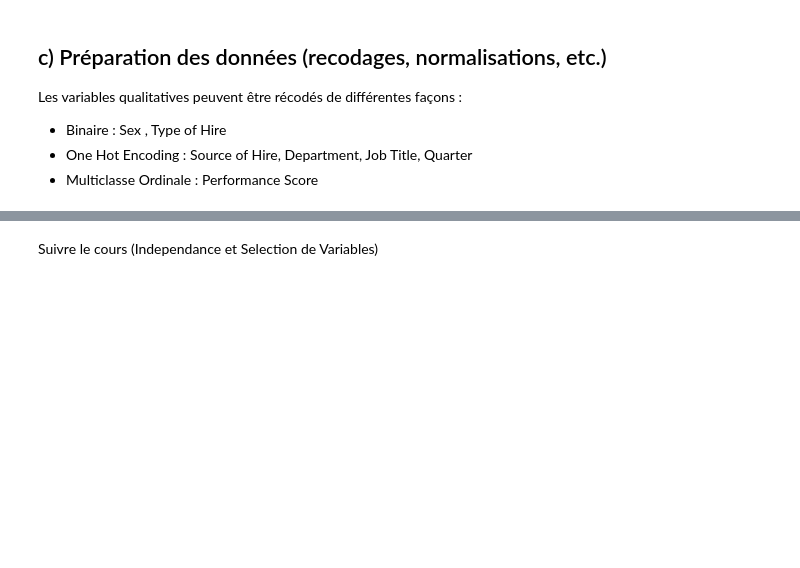
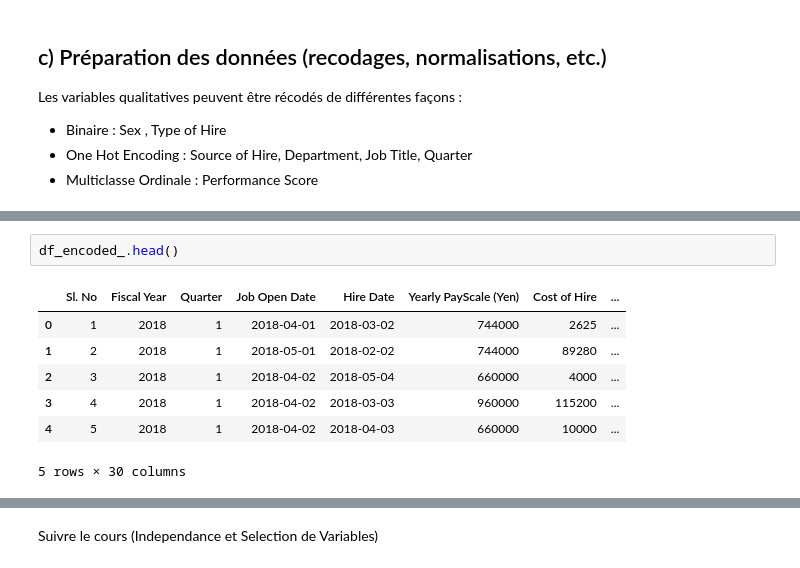
Before and after one commit to melaniedaddio/-Time-Cost-Quality-of-Hire, a Jupyter notebook: script.ipynb, the cells around one changed output, grey strips where cells are left out. Cells and saved outputs as stored; diff of their text form; blank space fills up the shorter version.

```diff
--- a/script.ipynb
+++ b/script.ipynb
@@ -422,0 +443,10 @@ Les variables qualitatives peuvent être récodés de différentes façons :
+# %%
+df_encoded_.head()
+# %% [output]
+|  | Sl. No | Fiscal Year | Quarter | Job Open Date | Hire Date | Yearly PayScale (Yen) | Cost of Hire | ... |
+| 0 | 1 | 2018 | 1 | 2018-04-01 | 2018-03-02 | 744000 | 2625 | ... |
+| 1 | 2 | 2018 | 1 | 2018-05-01 | 2018-02-02 | 744000 | 89280 | ... |
+| 2 | 3 | 2018 | 1 | 2018-04-02 | 2018-05-04 | 660000 | 4000 | ... |
+| 3 | 4 | 2018 | 1 | 2018-04-02 | 2018-03-03 | 960000 | 115200 | ... |
+| 4 | 5 | 2018 | 1 | 2018-04-02 | 2018-04-03 | 660000 | 10000 | ... |
+5 rows × 30 columns
```
Also changed, not shown: parts of 52 cells of this notebook.
